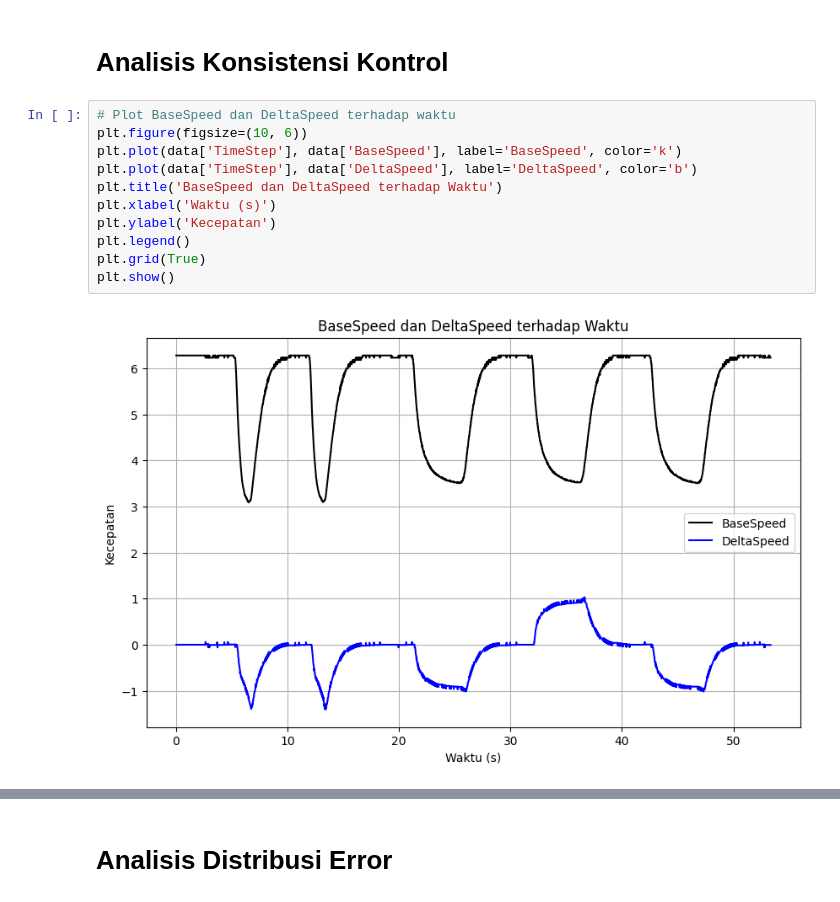
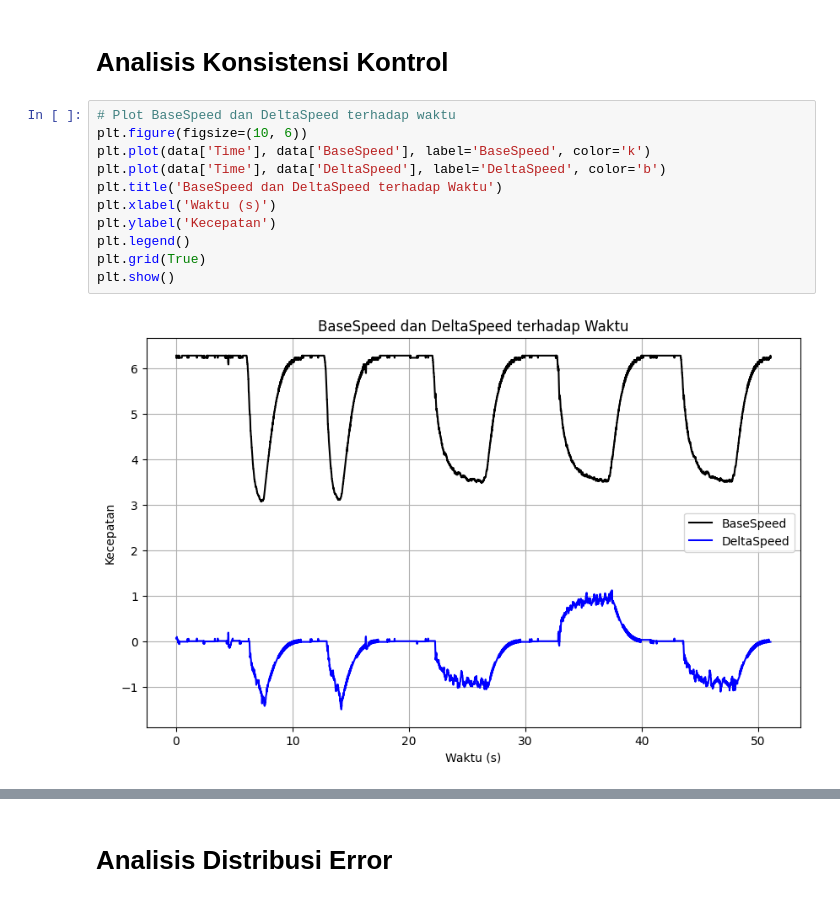
Before and after one commit to 2black0/Line-Follower-Computer-Vision-Webots, a Jupyter notebook: controllers/robot_controller/result-analysis.ipynb, the cells around one changed output, grey strips where cells are left out. Drawn from its saved outputs; the diff is of its cells as text.

```diff
--- a/controllers/robot_controller/result-analysis.ipynb
+++ b/controllers/robot_controller/result-analysis.ipynb
@@ -232,16 +232,16 @@ plt.show()
 # %%
 # Plot BaseSpeed dan DeltaSpeed terhadap waktu
 plt.figure(figsize=(10, 6))
-plt.plot(data['TimeStep'], data['BaseSpeed'], label='BaseSpeed', color='k')
-plt.plot(data['TimeStep'], data['DeltaSpeed'], label='DeltaSpeed', color='b')
+plt.plot(data['Time'], data['BaseSpeed'], label='BaseSpeed', color='k')
+plt.plot(data['Time'], data['DeltaSpeed'], label='DeltaSpeed', color='b')
 plt.title('BaseSpeed dan DeltaSpeed terhadap Waktu')
 plt.xlabel('Waktu (s)')
 plt.ylabel('Kecepatan')
 plt.legend()
 plt.grid(True)
 plt.show()
 # %% [output]
-[figure, old version]
+[figure, new version]
 # %%
 # Plot Angle terhadap waktu
 plt.figure(figsize=(10, 6))
```
Also changed, not shown: parts of 15 cells of this notebook.
